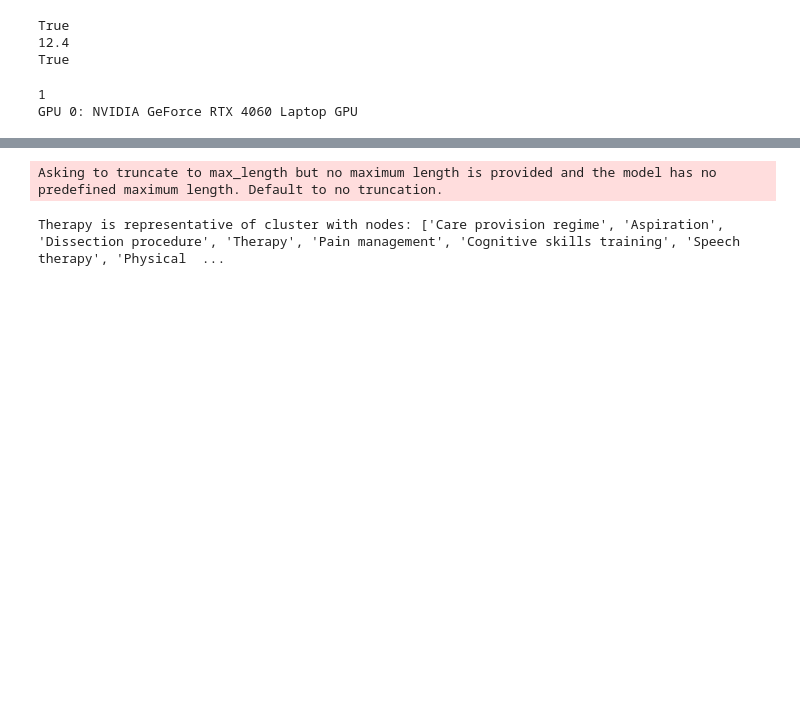
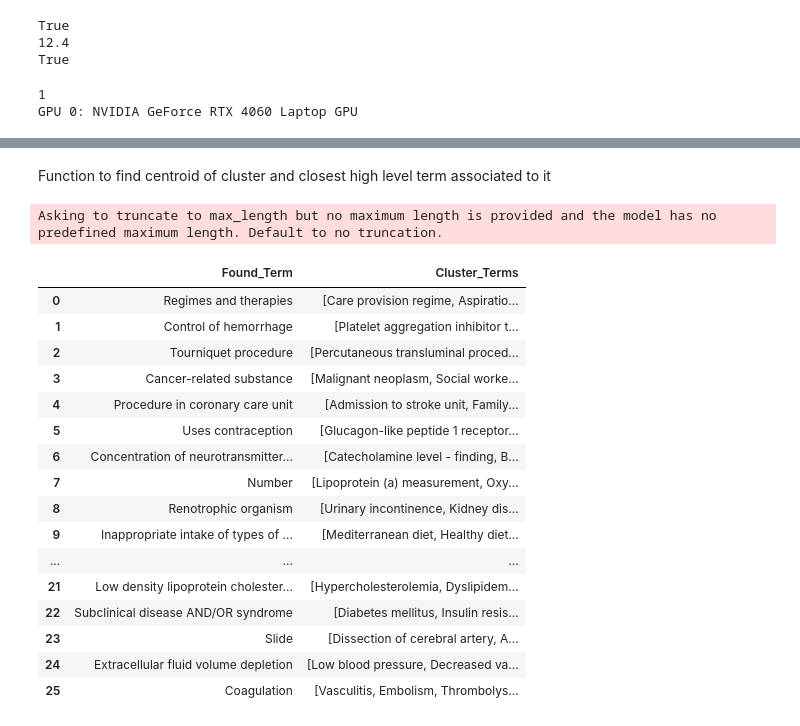
Before and after one commit to leof18/wise-dag, a Jupyter notebook: Combination of DAGs/combine_hierarchy_embedding.ipynb, the cells around one changed output, grey strips where cells are left out. Cells and saved outputs as stored; diff of their text form; code cells hidden in the pictures; blank space fills up the shorter version.

Commit message:
addings names to combined snomed word embedding approach

```diff
--- a/Combination of DAGs/combine_hierarchy_embedding.ipynb
+++ b/Combination of DAGs/combine_hierarchy_embedding.ipynb
@@ -117,5 +117,3 @@ for i in range(torch.cuda.device_count()):
 # %% [output]
 1
 GPU 0: NVIDIA GeForce RTX 4060 Laptop GPU
-# %%
-cluster_terms = cluster_df.concept_names[0]
@@ -133,3 +139,5 @@ all_terms = ['Cardiovascular Disease', 'Demographic', 'Environment', 'Lifestyle'
+# %% [markdown]
+Function to find centroid of cluster and closest high level term associated to it
 # %%
 model_name = "cambridgeltl/SapBERT-from-PubMedBERT-fulltext"
 tokenizer = AutoTokenizer.from_pretrained(model_name)
@@ -148,22 +156,51 @@ def get_embeddings(terms):
         embeddings[term] = cls_embedding
     return embeddings
 # %%
-cluster_embeddings = get_embeddings(cluster_terms)
-cluster_embeddings_tensor = torch.stack(list(cluster_embeddings.values()))
-centroid = cluster_embeddings_tensor.mean(dim=0)
+def name_clusters(cluster_df):
 
-all_term_embeddings = get_embeddings(all_terms)
-all_term_embeddings_tensor = torch.stack(list(all_term_embeddings.values()))
+    closest_terms = []
+    all_cluster_terms = []
+    for i in range(len(cluster_df)):
+        cluster_terms = cluster_df.concept_names[i]
 
-centroid_norm = centroid / centroid.norm(dim=0, keepdim=True)
-all_term_embeddings_norm = all_term_embeddings_tensor / all_term_embeddings_tensor.norm(dim=1, keepdim=True)
-similarities = torch.mm(centroid_norm.unsqueeze(0), all_term_embeddings_norm.T)
+        cluster_embeddings = get_embeddings(cluster_terms)
+        cluster_embeddings_tensor = torch.stack(list(cluster_embeddings.values()))
+        centroid = cluster_embeddings_tensor.mean(dim=0)
 
-closest_term_index = torch.argmax(similarities)
-closest_term = list(all_term_embeddings.keys())[closest_term_index]
+        all_term_embeddings = get_embeddings(all_terms)
+        all_term_embeddings_tensor = torch.stack(list(all_term_embeddings.values()))
+
+        centroid_norm = centroid / centroid.norm(dim=0, keepdim=True)
+        all_term_embeddings_norm = all_term_embeddings_tensor / all_term_embeddings_tensor.norm(dim=1, keepdim=True)
+        similarities = torch.mm(centroid_norm.unsqueeze(0), all_term_embeddings_norm.T)
+
+        closest_term_index = torch.argmax(similarities)
+
+        all_cluster_terms.append(cluster_terms)
+        closest_terms.append(list(all_term_embeddings.keys())[closest_term_index])
+
+    final_df = pd.DataFrame({'Found_Term':closest_terms, 'Cluster_Terms':all_cluster_terms})
+
+    return final_df
-# %% [output]
-Asking to truncate to max_length but no maximum length is provided and the model has no predefined maximum length. Default to no truncation.
-# %%
-print(closest_term, 'is representative of cluster with nodes:', cluster_terms)
-# %% [output]
-Therapy is representative of cluster with nodes: ['Care provision regime', 'Aspiration', 'Dissection procedure', 'Therapy', 'Pain management', 'Cognitive skills training', 'Speech therapy', 'Physical  ...
+# %%
+final_df = name_clusters(cluster_df)
+final_df
+# %% [output]
+Asking to truncate to max_length but no maximum length is provided and the model has no predefined maximum length. Default to no truncation.
+|  | Found_Term | Cluster_Terms |
+| 0 | Regimes and therapies | [Care provision regime, Aspiratio... |
+| 1 | Control of hemorrhage | [Platelet aggregation inhibitor t... |
+| 2 | Tourniquet procedure | [Percutaneous transluminal proced... |
+| 3 | Cancer-related substance | [Malignant neoplasm, Social worke... |
+| 4 | Procedure in coronary care unit | [Admission to stroke unit, Family... |
+| 5 | Uses contraception | [Glucagon-like peptide 1 receptor... |
+| 6 | Concentration of neurotransmitter... | [Catecholamine level - finding, B... |
+| 7 | Number | [Lipoprotein (a) measurement, Oxy... |
+| 8 | Renotrophic organism | [Urinary incontinence, Kidney dis... |
+| 9 | Inappropriate intake of types of ... | [Mediterranean diet, Healthy diet... |
+| ... | ... | ... |
+| 21 | Low density lipoprotein cholester... | [Hypercholesterolemia, Dyslipidem... |
+| 22 | Subclinical disease AND/OR syndrome | [Diabetes mellitus, Insulin resis... |
+| 23 | Slide | [Dissection of cerebral artery, A... |
+| 24 | Extracellular fluid volume depletion | [Low blood pressure, Decreased va... |
+| 25 | Coagulation | [Vasculitis, Embolism, Thrombolys... |
```
Also changed, not shown: parts of 6 cells of this notebook.
